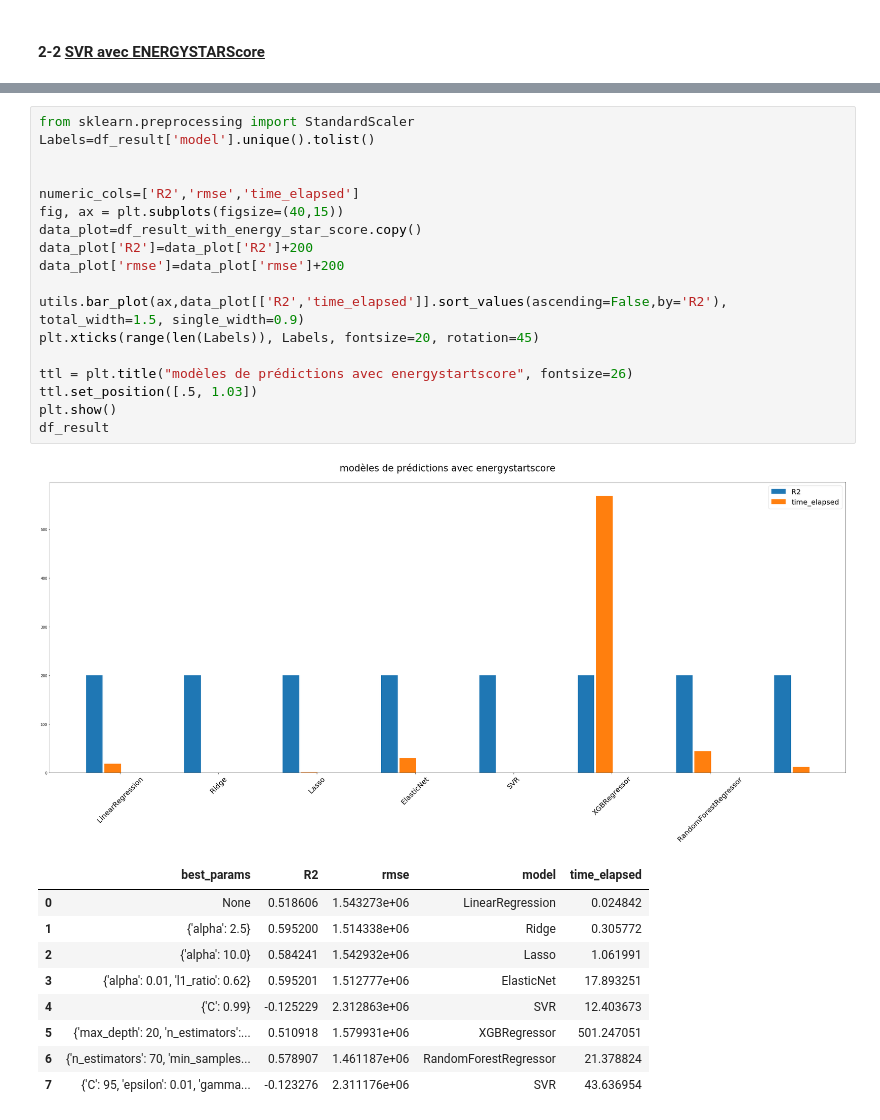
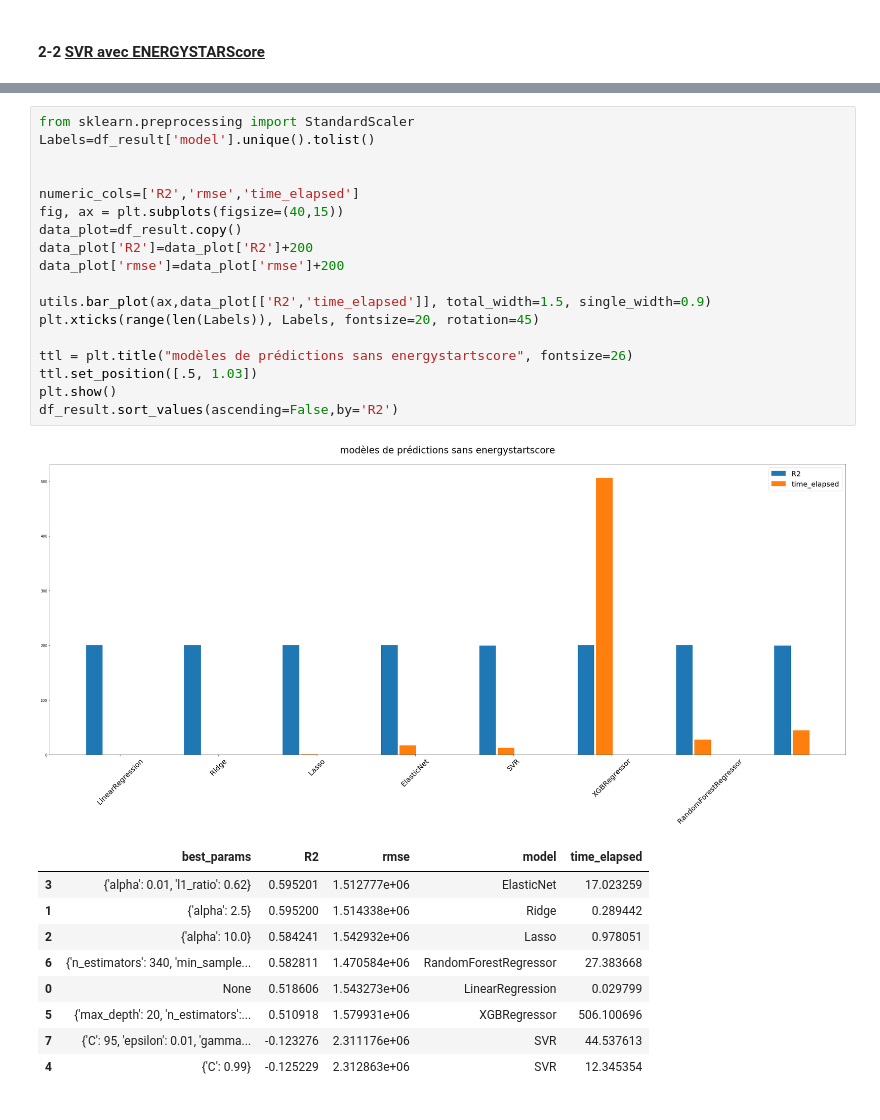
Before and after one commit to hoochycoochie/p4ml, a Jupyter notebook: DIOP_Amadou_3_notebook_prediction_082022.ipynb, the cells around one changed output, grey strips where cells are left out. Cells and saved outputs as stored; diff of their text form.

```diff
--- a/DIOP_Amadou_3_notebook_prediction_082022.ipynb
+++ b/DIOP_Amadou_3_notebook_prediction_082022.ipynb
@@ -494,32 +494,32 @@ df_result.sort_values(by='R2',ascending=False)
 # %%
 from sklearn.preprocessing import StandardScaler
 Labels=df_result['model'].unique().tolist()
 
 
 numeric_cols=['R2','rmse','time_elapsed']
 fig, ax = plt.subplots(figsize=(40,15))
-data_plot=df_result_with_energy_star_score.copy()
+data_plot=df_result.copy()
 data_plot['R2']=data_plot['R2']+200
 data_plot['rmse']=data_plot['rmse']+200
 
-utils.bar_plot(ax,data_plot[['R2','time_elapsed']].sort_values(ascending=False,by='R2'), total_width=1.5, single_width=0.9)
+utils.bar_plot(ax,data_plot[['R2','time_elapsed']], total_width=1.5, single_width=0.9)
 plt.xticks(range(len(Labels)), Labels, fontsize=20, rotation=45)
 
-ttl = plt.title("modèles de prédictions avec energystartscore", fontsize=26)
+ttl = plt.title("modèles de prédictions sans energystartscore", fontsize=26)
 ttl.set_position([.5, 1.03])
 plt.show()
-df_result
+df_result.sort_values(ascending=False,by='R2')
 # %% [output]
-[figure, old version]
+[figure, new version]
 |  | best_params | R2 | rmse | model | time_elapsed |
-| 0 | None | 0.518606 | 1.543273e+06 | LinearRegression | 0.024842 |
-| 1 | {'alpha': 2.5} | 0.595200 | 1.514338e+06 | Ridge | 0.305772 |
-| 2 | {'alpha': 10.0} | 0.584241 | 1.542932e+06 | Lasso | 1.061991 |
-| 3 | {'alpha': 0.01, 'l1_ratio': 0.62} | 0.595201 | 1.512777e+06 | ElasticNet | 17.893251 |
-| 4 | {'C': 0.99} | -0.125229 | 2.312863e+06 | SVR | 12.403673 |
-| 5 | {'max_depth': 20, 'n_estimators':... | 0.510918 | 1.579931e+06 | XGBRegressor | 501.247051 |
-| 6 | {'n_estimators': 70, 'min_samples... | 0.578907 | 1.461187e+06 | RandomForestRegressor | 21.378824 |
-| 7 | {'C': 95, 'epsilon': 0.01, 'gamma... | -0.123276 | 2.311176e+06 | SVR | 43.636954 |
+| 3 | {'alpha': 0.01, 'l1_ratio': 0.62} | 0.595201 | 1.512777e+06 | ElasticNet | 17.023259 |
+| 1 | {'alpha': 2.5} | 0.595200 | 1.514338e+06 | Ridge | 0.289442 |
+| 2 | {'alpha': 10.0} | 0.584241 | 1.542932e+06 | Lasso | 0.978051 |
+| 6 | {'n_estimators': 340, 'min_sample... | 0.582811 | 1.470584e+06 | RandomForestRegressor | 27.383668 |
+| 0 | None | 0.518606 | 1.543273e+06 | LinearRegression | 0.029799 |
+| 5 | {'max_depth': 20, 'n_estimators':... | 0.510918 | 1.579931e+06 | XGBRegressor | 506.100696 |
+| 7 | {'C': 95, 'epsilon': 0.01, 'gamma... | -0.123276 | 2.311176e+06 | SVR | 44.537613 |
+| 4 | {'C': 0.99} | -0.125229 | 2.312863e+06 | SVR | 12.345354 |
 # %%
 from sklearn.preprocessing import StandardScaler
 Labels=df_result_with_energy_star_score['model'].unique().tolist()
```
Also changed, not shown: parts of 19 cells of this notebook, 1 other file.
